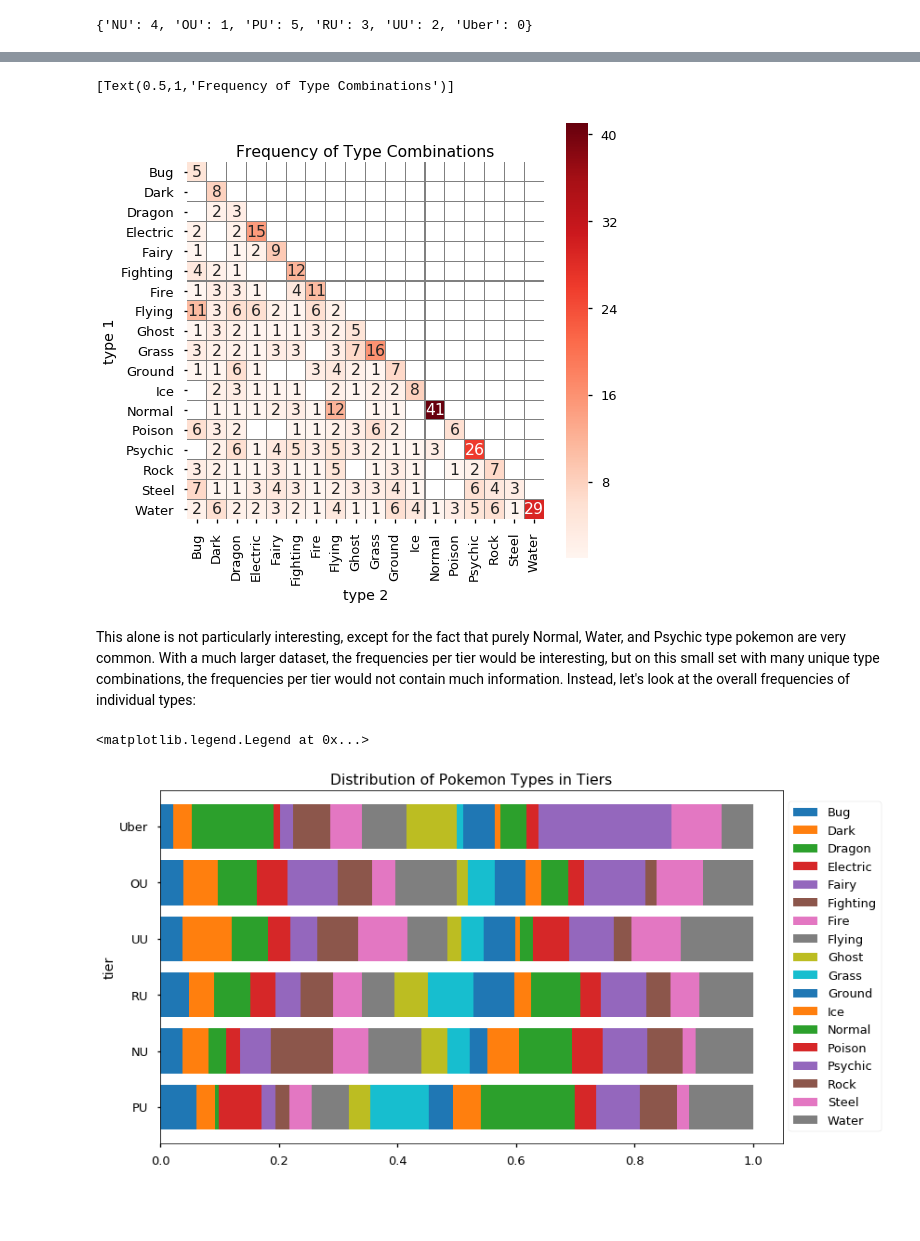
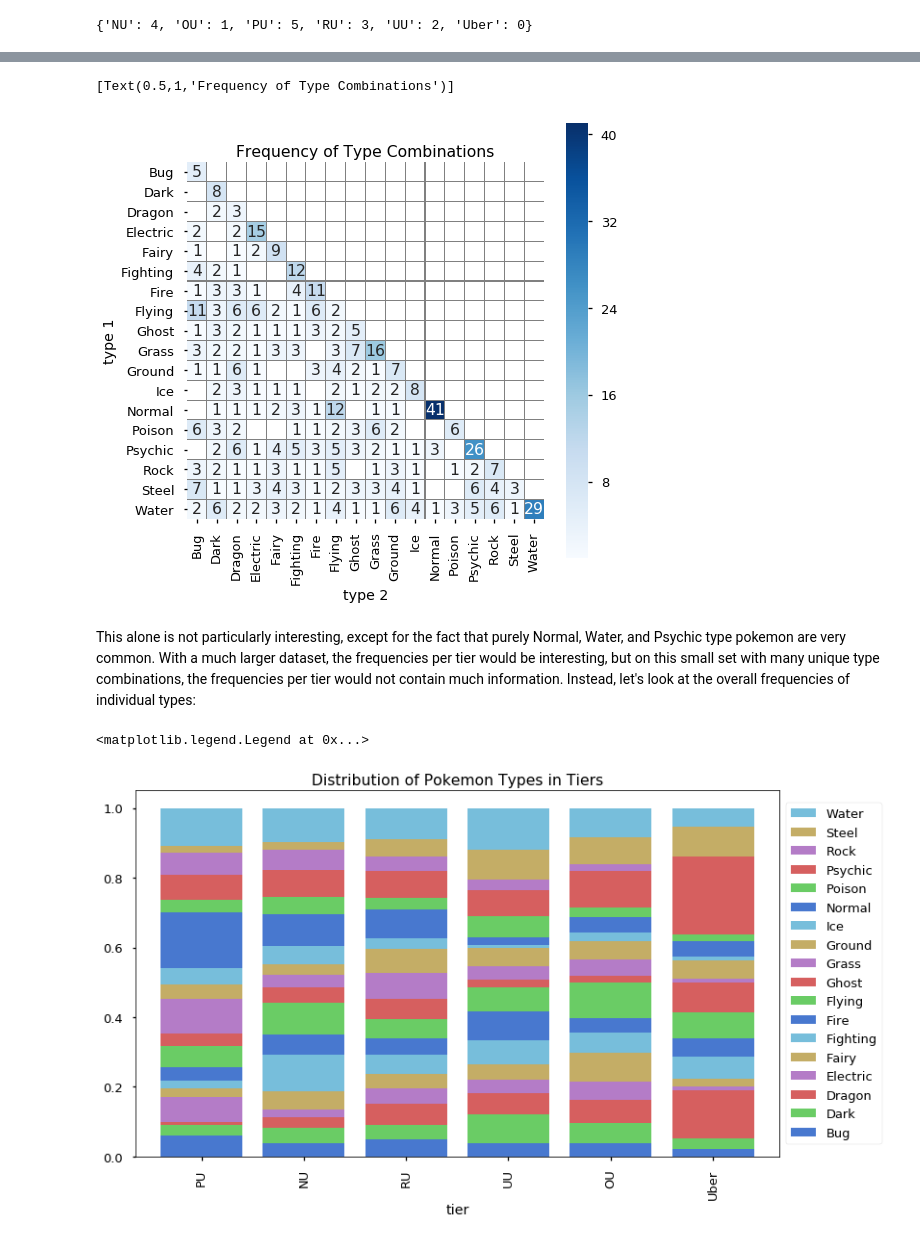
Before and after one commit to n2cholas/pokemon-analysis, a Jupyter notebook: Pokemon-Analysis.ipynb, the cells around one changed output, grey strips where cells are left out. Drawn from its saved outputs; the diff is of its cells as text; code cells hidden in the pictures; blank space fills up the shorter version.

```diff
--- a/Pokemon-Analysis.ipynb
+++ b/Pokemon-Analysis.ipynb
@@ -116,0 +182,2 @@ tier_mapping
+# %%
+df['moves'] = df.apply(lambda x: set(x.moves), axis=1)
@@ -116,0 +192,14 @@ tier_mapping
+# %%
+df.loc['Victini', 'moves'].add('V-create')
+df.loc['Rayquaza', 'moves'].add('V-create') #technically should have Mega Rayquaza as well, but it's in AG
+df.loc['Celebi', 'moves'].add('Hold Back')
+
+for pok in ['Zygarde', 'Zygarde-10%', 'Zygarde-Complete']:
+    df.loc[pok, 'moves'].add('Thousand Arrows')
+    df.loc[pok, 'moves'].add('Thousand Waves')
+    df.loc[pok, 'moves'].add('Core Enforcer')
+
+for pok in ['Celebi', 'Serperior', 'Emboar', 'Samurott']: #'Mareep', 'Beldum', 'Munchlax' are all LC
+    df.loc[pok, 'moves'].add('Hold Back')
+
+mdf = mdf[(mdf.name != 'Happy Hour') & (mdf.name != 'Celebrate') & (mdf.name != 'Hold Hands') & (mdf.name != 'Plasma Fists')]
@@ -158,9 +277,13 @@ from sklearn.decomposition import PCA
 
 pca = PCA(n_components=6)
 pca_result = pca.fit_transform(df[['hp', 'atk', 'def', 'spa', 'spd', 'spe']].values)
-df['pca_1'] = pca_result[:,0]
-df['pca_2'] = pca_result[:,1]
+pca_df = df.copy()
+pca_df = pca_df[['tier']]
+pca_df['pca_1'] = pca_result[:,0]
+pca_df['pca_2'] = pca_result[:,1]
+pca_df['pca_3'] = pca_result[:,1]
 print(f'Variation per principal component: {pca.explained_variance_ratio_}')
-g = sns.lmplot(data = df, x='pca_1', y='pca_2', hue='tier', fit_reg=False)
+sns.lmplot(data = pca_df, x='pca_1', y='pca_2', hue='tier', hue_order=tiers, fit_reg=False, palette='muted')
+#sns.pairplot(pca_df, hue='tier', hue_order=tiers, palette='muted')
 # %% [output]
 Variation per principal component: [0.28036344 0.2397493  0.1916674  0.13833584 0.09038911 0.05949491]
@@ -174,50 +300,51 @@ Moving away from the pokemon stats, let's look at the types. Both Pokemon can ha
 
 This means that certain types and type combinations are advantageous defensively and/or offensively. Let's create a heatmap of the overall distribution of type combinations for pokemon, then heatmaps describing the distribution relative to the overall distribution.
 # %%
-df['type 1'] = df.apply(lambda x: sorted(eval(x['types']))[0], axis=1)
-df['type 2'] = df.apply(lambda x: sorted(eval(x['types']))[-1], axis=1) #if a pokemon has a single type, type 2 = type 1
+df['type 1'] = df.apply(lambda x: sorted(x['types'])[0], axis=1)
+df['type 2'] = df.apply(lambda x: sorted(x['types'])[-1], axis=1) #if a pokemon has a single type, type 2 = type 1
 
 type_df = df[['type 2', 'type 1']].groupby(['type 2', 'type 1']).size().reset_index()
 type_df.columns = ['type 1', 'type 2', 'count']
 type_pivoted_df = type_df.pivot('type 1', 'type 2', 'count')
 
 plt.subplots(figsize=(8,8))
-sns.heatmap(type_pivoted_df, annot=True, square=True, cmap='Reds', linecolor='grey', linewidths='0.05')
+sns.heatmap(type_pivoted_df, annot=True, square=True, cmap='Blues', linecolor='grey', linewidths='0.05')
 plt.gca().set(title='Frequency of Type Combinations')
 # %% [output]
 [Text(0.5,1,'Frequency of Type Combinations')]
-[figure, old version]
+[figure, new version]
 # %% [markdown]
 This alone is not particularly interesting, except for the fact that purely Normal, Water, and Psychic type pokemon are very common. With a much larger dataset, the frequencies per tier would be interesting, but on this small set with many unique type combinations, the frequencies per tier would not contain much information. Instead, let's look at the overall frequencies of individual types:
 # %%
 #Get individual counts of type1 and type 2
 type1_count = df[['tier', 'type 1']].groupby(['tier', 'type 1']).size().reset_index()
 type2_count = df[['tier', 'type 2']].groupby(['tier', 'type 2']).size().reset_index()
 type1_count.columns=['tier', 'type', 'count1']
 type2_count.columns=['tier', 'type', 'count2']
 
 #Get overall type frequency per tier
 type_count = pd.merge(type1_count, type2_count, on=['tier', 'type'], how='outer')
 type_count.fillna(value=0, inplace=True)
 type_count['count'] = type_count['count1'] + type_count['count2']
 type_count_ind = type_count.set_index(['tier','type'])
 type_count['count'] = type_count.apply(lambda x: x['count']/np.sum(type_count_ind.loc[x['tier'], 'count'])
                                       , axis=1) # /np.sum(type_count_ind2.loc[x['tier'], 'count'])
 
 #Format Table and Sort rows
 type_count = type_count[['tier','type','count']]
 type_count = type_count.set_index(['tier','type']).unstack()['count']
 type_count['tier_nums'] = type_count.apply(lambda x: tier_mapping[x.name],axis=1)
 type_count = type_count.sort_values(by='tier_nums', ascending=False)
 del type_count['tier_nums']
 
 #Plit
-type_count.plot.barh(stacked=True, title='Distribution of Pokemon Types in Tiers',
-                     legend=False, figsize=(12, 7), sort_columns=True, width=0.8)
-plt.legend(loc='center left', bbox_to_anchor=(1.0, 0.5))
+type_count.plot.bar(stacked=True, title='Distribution of Pokemon Types in Tiers',
+                     legend=False, figsize=(12, 7), sort_columns=True, width=0.8,
+                    color=sns.color_palette('muted'))
+plt.legend(loc='center left', bbox_to_anchor=(1.0, 0.5), handles=handles[::-1])
 # %% [output]
 <matplotlib.legend.Legend at 0x...>
-[figure, old version]
+[figure, new version]
 # %% [markdown]
 The stronger the tier, the more prominent dragon, psychic, and steel types are. The weaker the tier, the more prominent normal and grass types are. The distribution of steel, dragon, and grass types can be partly explained by their type advantages: dragon is an effective offensive type, steel is an effective defensive type, and grass is poor at both. However, this distribution is caused by the bias of the game developers. For example, "legendary" pokemon tend to be part dragon or psychic types.
 
```
Also changed, not shown: parts of 46 cells of this notebook.
